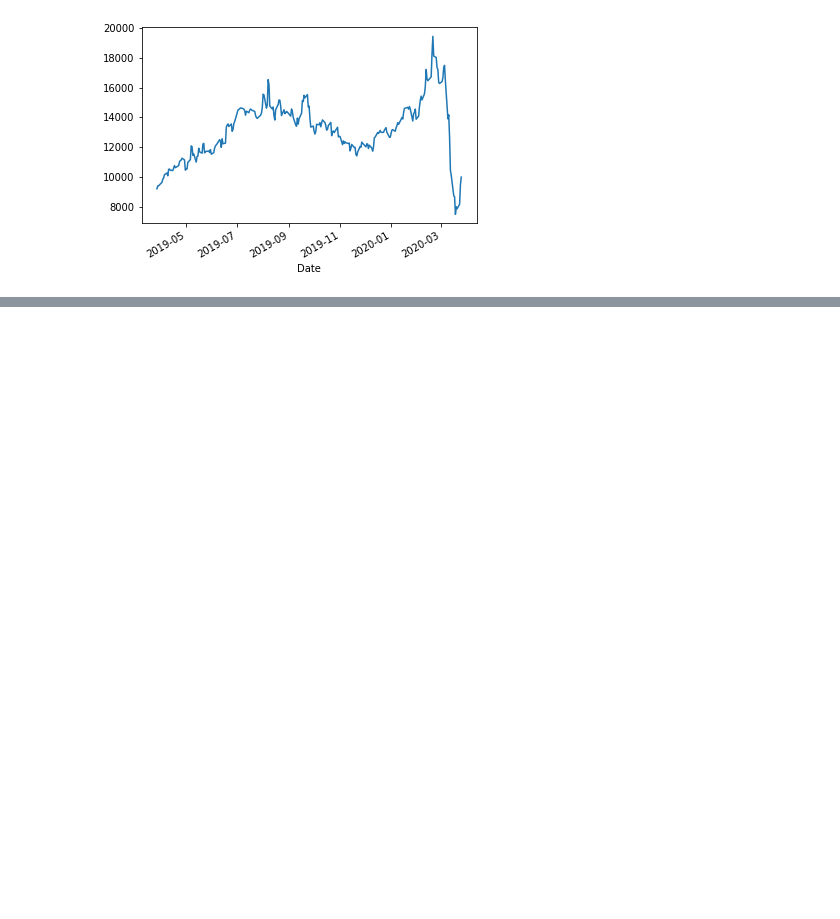
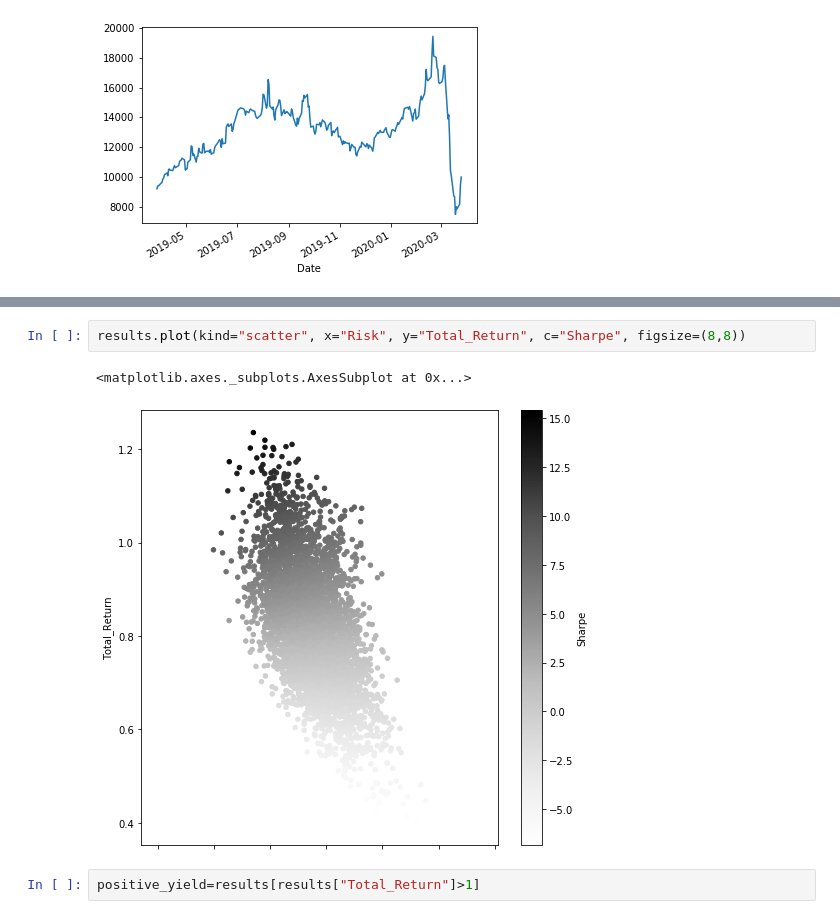
Before and after one commit to CamKirk/lp-efficientfrontier, a Jupyter notebook: draft.ipynb, the cells around one changed output, grey strips where cells are left out. Saved outputs shown, nothing was run; the diff lists cells and outputs as text; blank space fills up the shorter version.

```diff
--- a/draft.ipynb
+++ b/draft.ipynb
@@ -168 +163,8 @@ results
+# %%
+results.plot(kind="scatter", x="Risk", y="Total_Return", c="Sharpe", figsize=(8,8))
+# %% [output]
+<matplotlib.axes._subplots.AxesSubplot at 0x...>
+[figure, added]
+# %%
+positive_yield=results[results["Total_Return"]>1]
 # %%
```
Also changed, not shown: parts of 9 cells of this notebook, 1 other file.
